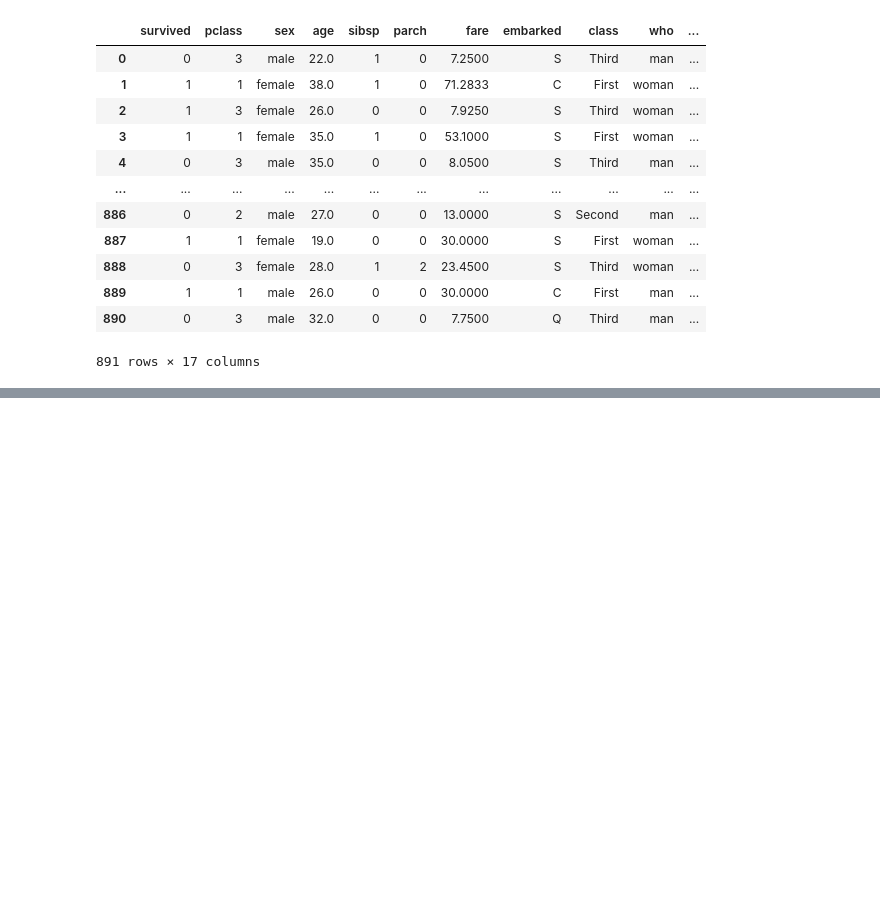
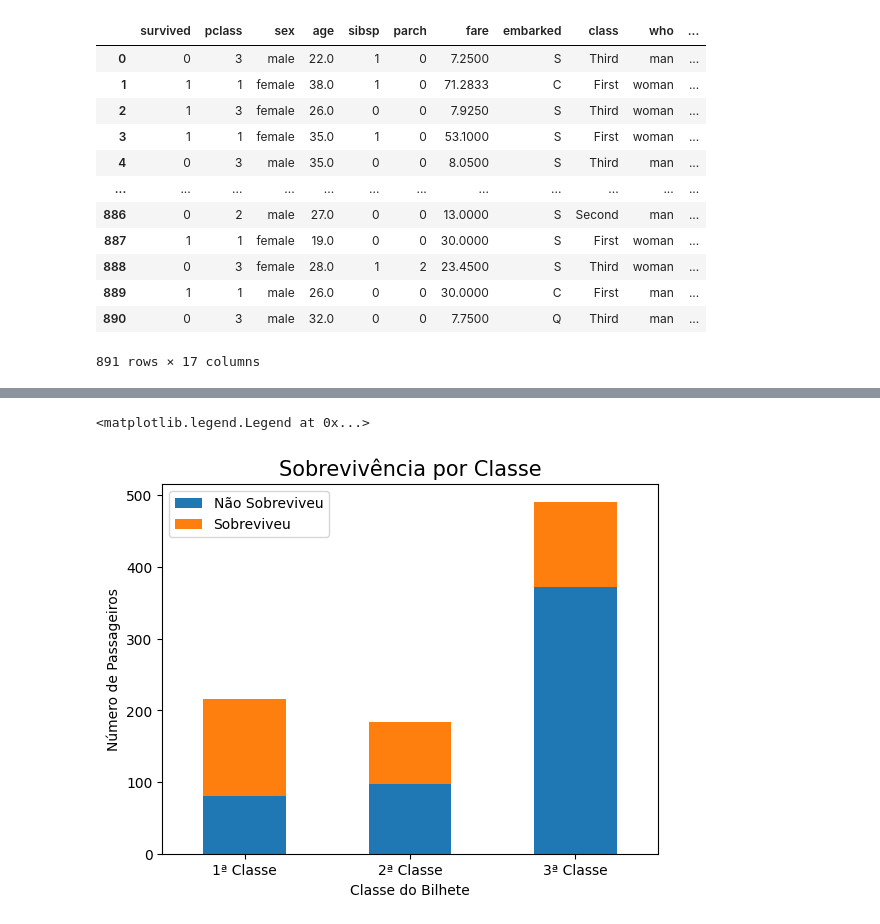
Before and after one commit to Didass7/DataScienceTraining, a Jupyter notebook: notebooks/TitanicTraining4.ipynb, the cells around one changed output, grey strips where cells are left out. Cells and saved outputs as stored; diff of their text form; code cells hidden in the pictures; blank space fills up the shorter version.

```diff
--- a/notebooks/TitanicTraining4.ipynb
+++ b/notebooks/TitanicTraining4.ipynb
@@ -421,0 +438,12 @@ plt.grid(axis='y')
+# %%
+#gráfico de barras empilhadas mostrando quantos passageiros sobreviveram ou não
+sobreviventes= df.groupby(['pclass', 'survived']).size().unstack()
+df_contagem_classe.plot(kind='bar', stacked=True, color=['#1f77b4', '#ff7f0e'])
+plt.title('Sobrevivência por Classe', fontsize=15)
+plt.xlabel('Classe do Bilhete')
+plt.ylabel('Número de Passageiros')
+plt.xticks(ticks=[0, 1, 2], labels=['1ª Classe', '2ª Classe', '3ª Classe'], rotation=0)
+plt.legend(['Não Sobreviveu', 'Sobreviveu'])
+# %% [output]
+<matplotlib.legend.Legend at 0x...>
+[figure, added]
```
Also changed, not shown: parts of 8 cells of this notebook.
